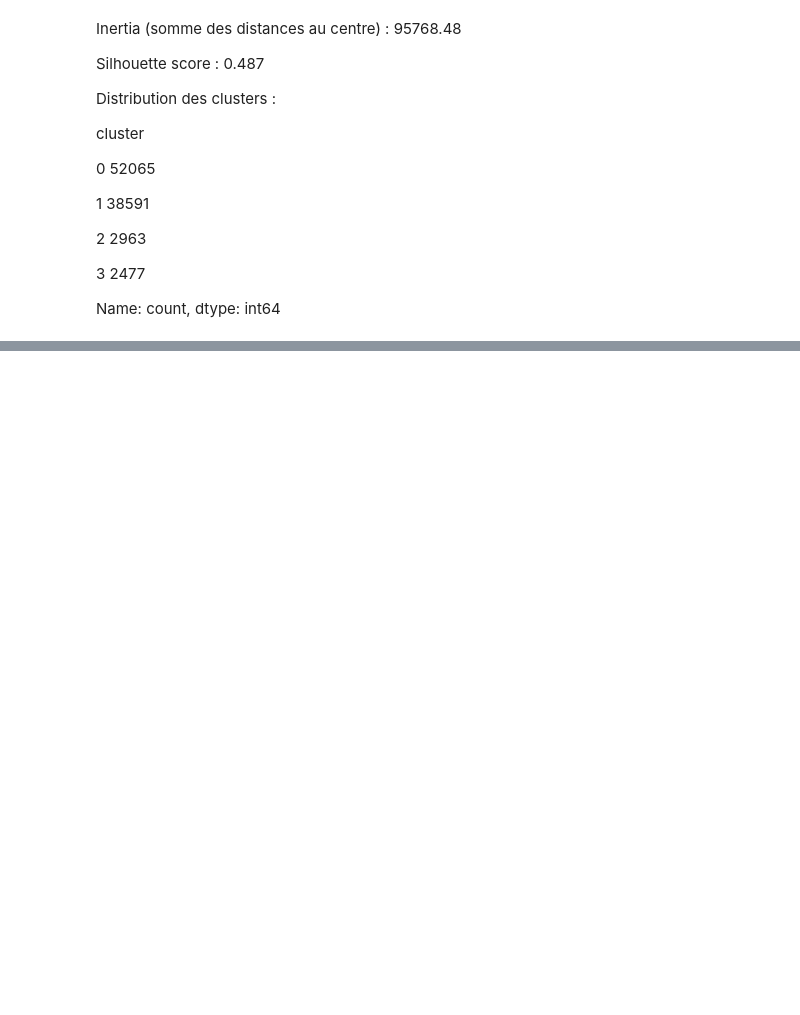
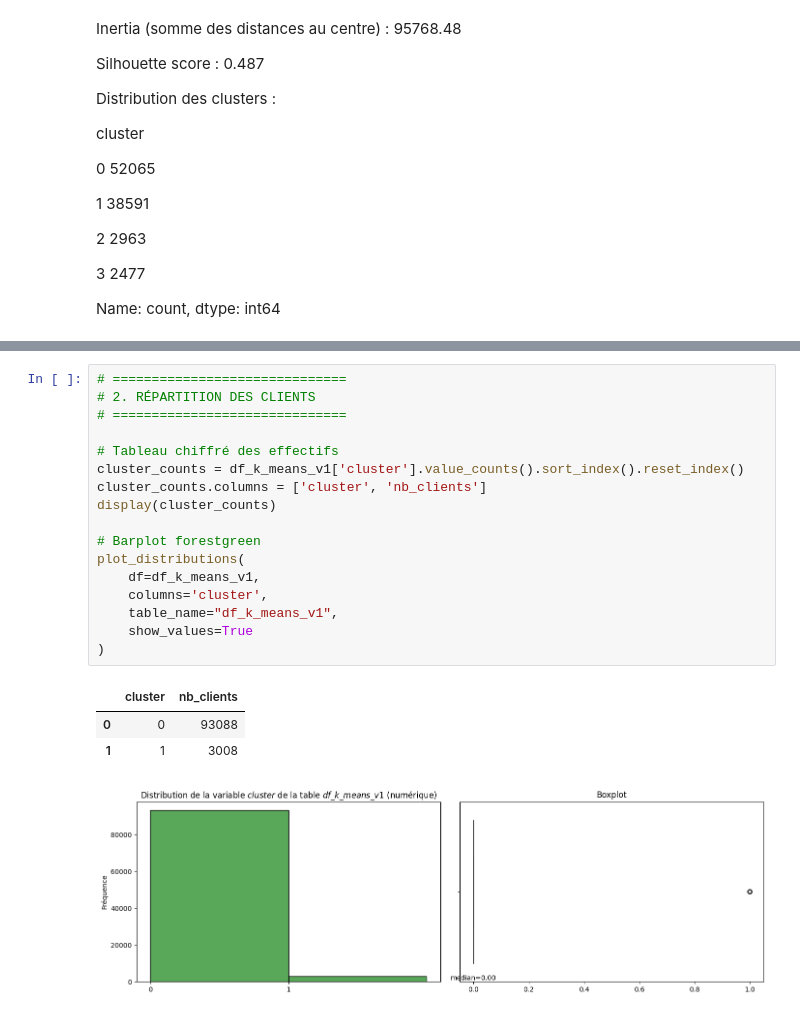
Before and after one commit to tpedCode/P05, a Jupyter notebook: notebooks/Barret_Marjorie_Notebook_P5_2511.ipynb, the cells around one changed output, grey strips where cells are left out. Drawn from its saved outputs; the diff is of its cells as text; blank space fills up the shorter version.

```diff
--- a/notebooks/Barret_Marjorie_Notebook_P5_2511.ipynb
+++ b/notebooks/Barret_Marjorie_Notebook_P5_2511.ipynb
@@ -1881,0 +816,22 @@ plt.show()
+# %%
+# ==============================
+# 2. RÉPARTITION DES CLIENTS
+# ==============================
+
+# Tableau chiffré des effectifs
+cluster_counts = df_k_means_v1['cluster'].value_counts().sort_index().reset_index()
+cluster_counts.columns = ['cluster', 'nb_clients']
+display(cluster_counts)
+
+# Barplot forestgreen
+plot_distributions(
+    df=df_k_means_v1,
+    columns='cluster',
+    table_name="df_k_means_v1",
+    show_values=True
+)
+# %% [output]
+|  | cluster | nb_clients |
+| 0 | 0 | 93088 |
+| 1 | 1 | 3008 |
+[figure, added]
```
Also changed, not shown: parts of 72 cells of this notebook, 4 other files.
